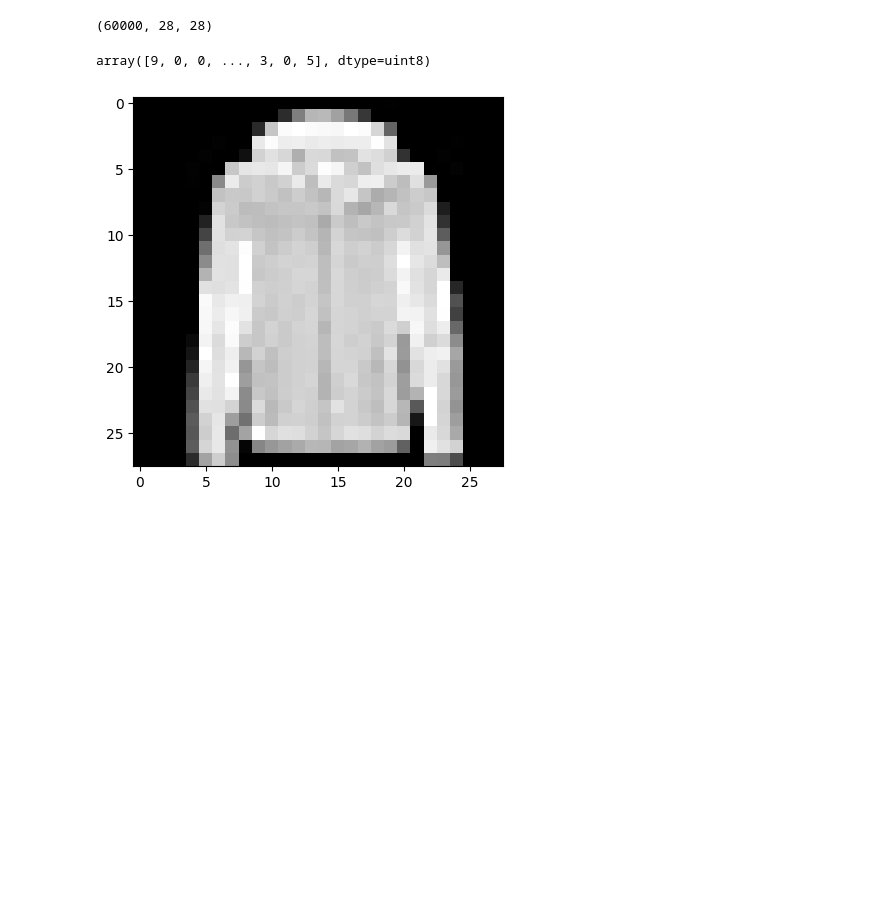
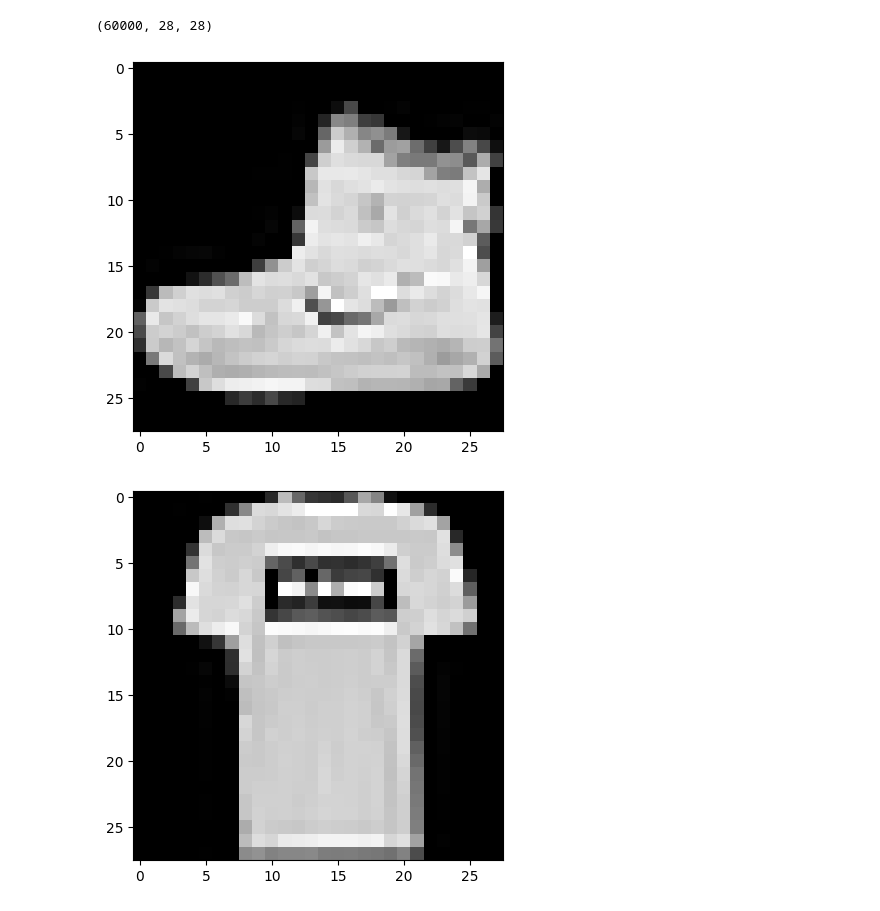
Before and after one commit to Zandri2k/Python-AI-Sandra-OPA23, a Jupyter notebook: exercises/5_MLP.ipynb, the cells around one changed output. Saved outputs shown, nothing was run; the diff lists cells and outputs as text; code cells hidden in the pictures; blank space fills up the shorter version.

Commit message:
Ex_5_MPL_multiple_plot_a)

```diff
--- a/exercises/5_MLP.ipynb
+++ b/exercises/5_MLP.ipynb
@@ -29,9 +29,11 @@ assert y_test.shape == (10000,)
 x_train.shape # 28 x 28 är en gråskala
 # %% [output]
 (60000, 28, 28)
-# %%
-plt.imshow(x_train[5000], cmap="gray")
-y_train
-# %% [output]
-array([9, 0, 0, ..., 3, 0, 5], dtype=uint8)
-[figure, removed]
+# %%
+
+for x in range(4):
+    plt.imshow(x_train[x], cmap="gray")
+    plt.show()
+# %% [output]
+[figure, added]
+[figure, added]
```
Also changed, not shown: parts of 1 cell of this notebook.
